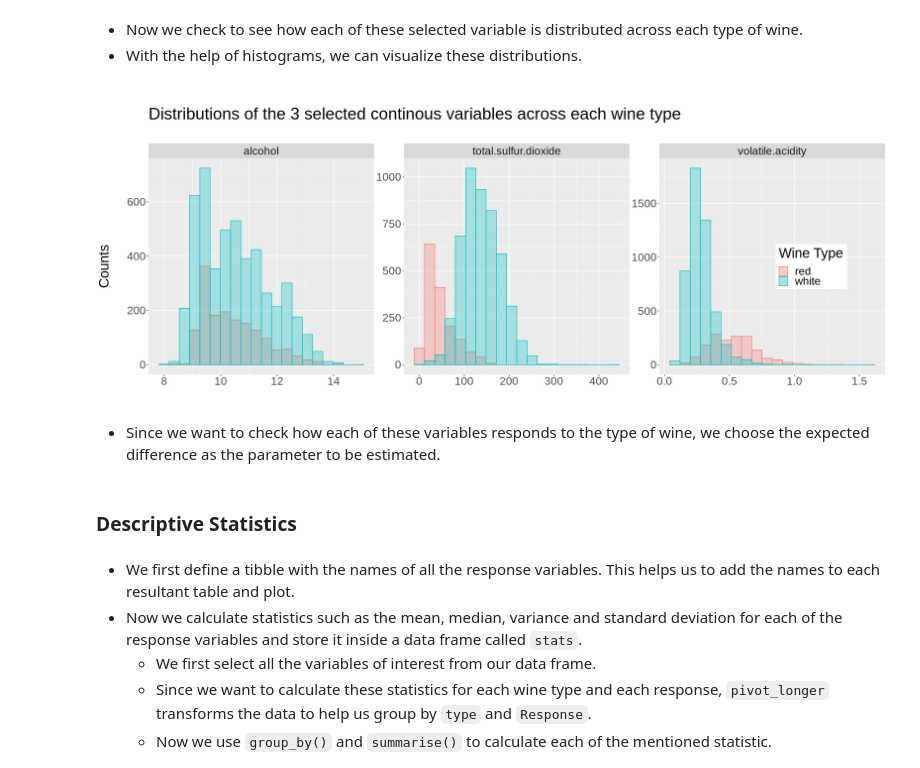
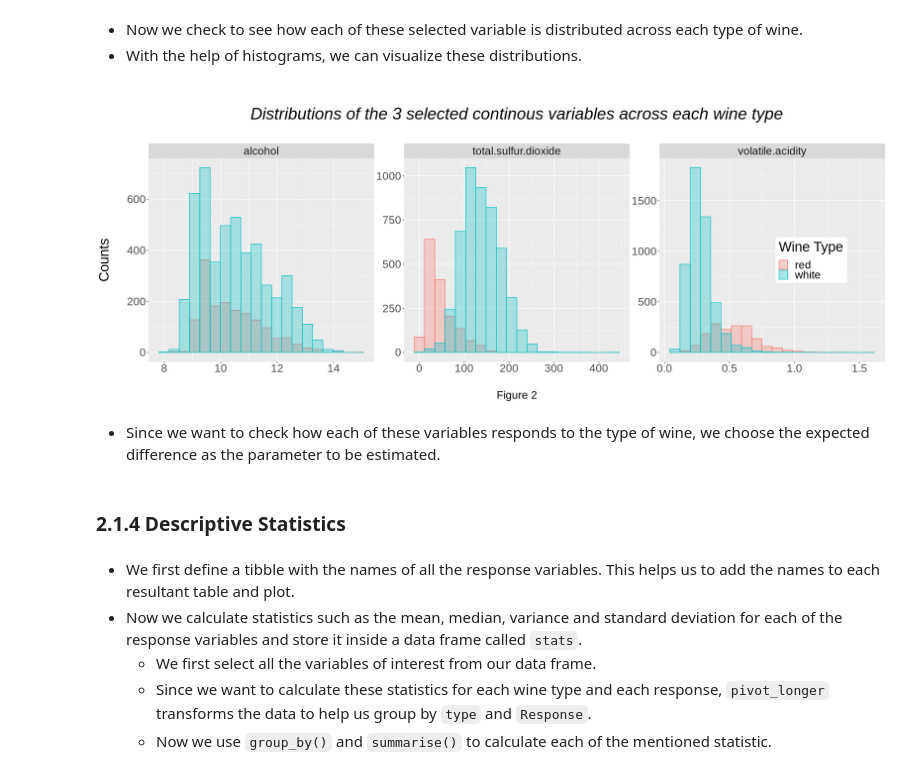
Before and after one commit to omertahi/STAT201-project, a Jupyter notebook: case_proposal.ipynb, the cells around one changed output. Cells and saved outputs as stored; diff of their text form; code cells hidden in the pictures.

```diff
--- a/case_proposal.ipynb
+++ b/case_proposal.ipynb
@@ -137,32 +112,35 @@ ggcorrplot(r,
 # %%
 options(repr.plot.width = 20, repr.plot.height = 8)
 
 # Visualize the sample distributions of the 3 selected variables
 wine_data |>
     select(type,
            alcohol,
            total.sulfur.dioxide,
            volatile.acidity) |>
     pivot_longer(cols = -type,
                 names_to = "response",
                 values_to = "values") |>
     ggplot(aes(x = values, fill = type, colour = type)) +
     geom_histogram(alpha = 0.3, position = 'identity', bins = 20) +
     labs(x = "",
          y = "Counts\n",
          fill = "Wine Type",
          colour = "Wine Type",
-         title = "\nDistributions of the 3 selected continous variables across each wine type\n") +
+         title = "\nDistributions of the 3 selected continous variables across each wine type\n",
+         caption = "Figure 2") +
     facet_wrap(vars(response),
                scales = "free") +
     theme(text = element_text(size = 25),
+          plot.title = element_text(hjust = 0.5, face = "italic"),
+          plot.caption = element_text(hjust = 0.5),
           legend.position = c(0.90, 0.50))
 # %% [output]
-[figure, old version]
+[figure, new version]
 # %% [markdown]
 * Since we want to check how each of these variables responds to the type of wine, we choose the expected difference as the parameter to be estimated.
 # %% [markdown]
-### Descriptive Statistics
+### 2.1.4 Descriptive Statistics
 # %% [markdown]
 * We first define a tibble with the names of all the response variables. This helps us to add the names to each resultant table and plot.
 * Now we calculate statistics such as the mean, median, variance and standard deviation for each of the response variables and store it inside a data frame called `stats`.
```
Also changed, not shown: parts of 32 cells of this notebook.
